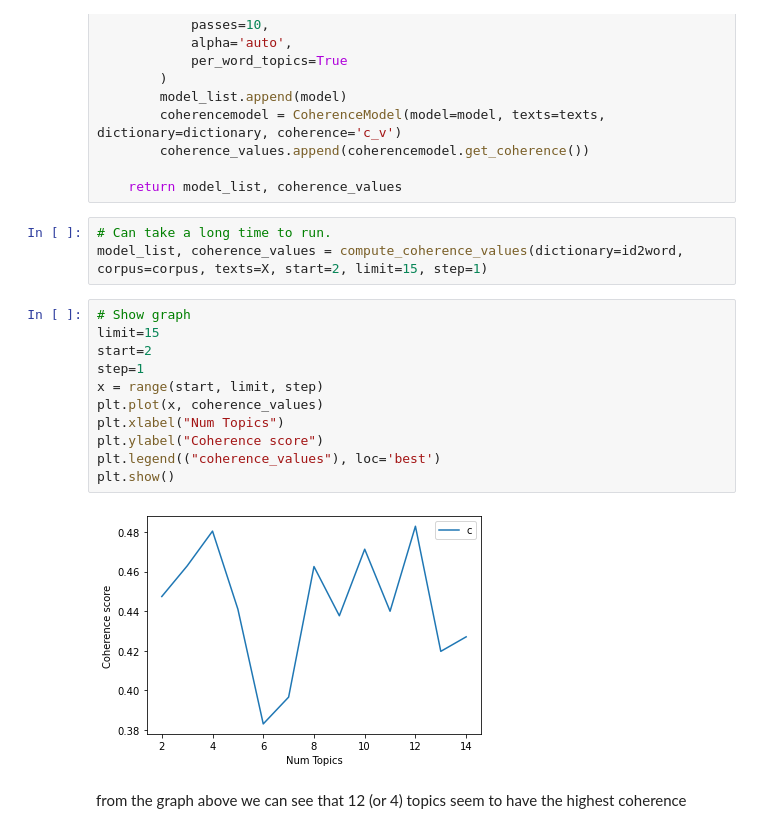
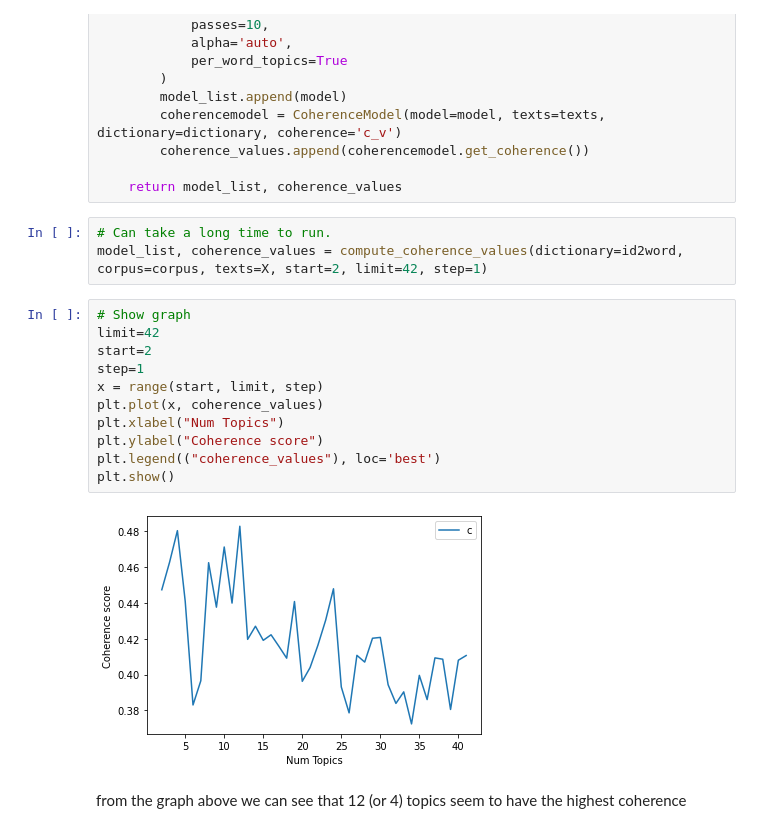
Before and after one commit to Ixurano/Project-Pettersson-Nylund, a Jupyter notebook: topic_modeling.ipynb, the cells around one changed output. Drawn from its saved outputs; the diff is of its cells as text.

```diff
--- a/topic_modeling.ipynb
+++ b/topic_modeling.ipynb
@@ -263,19 +269,19 @@ def compute_coherence_values(dictionary, corpus, texts, limit, start=2, step=3):
     return model_list, coherence_values
 # %%
 # Can take a long time to run.
-model_list, coherence_values = compute_coherence_values(dictionary=id2word, corpus=corpus, texts=X, start=2, limit=15, step=1)
+model_list, coherence_values = compute_coherence_values(dictionary=id2word, corpus=corpus, texts=X, start=2, limit=42, step=1)
 # %%
 # Show graph
-limit=15
+limit=42
 start=2
 step=1
 x = range(start, limit, step)
 plt.plot(x, coherence_values)
 plt.xlabel("Num Topics")
 plt.ylabel("Coherence score")
 plt.legend(("coherence_values"), loc='best')
 plt.show()
 # %% [output]
-[figure, old version]
+[figure, new version]
 # %% [markdown]
 from the graph above we can see that 12 (or 4) topics seem to have the highest coherence
```
Also changed, not shown: parts of 8 cells of this notebook, 2 other files.
